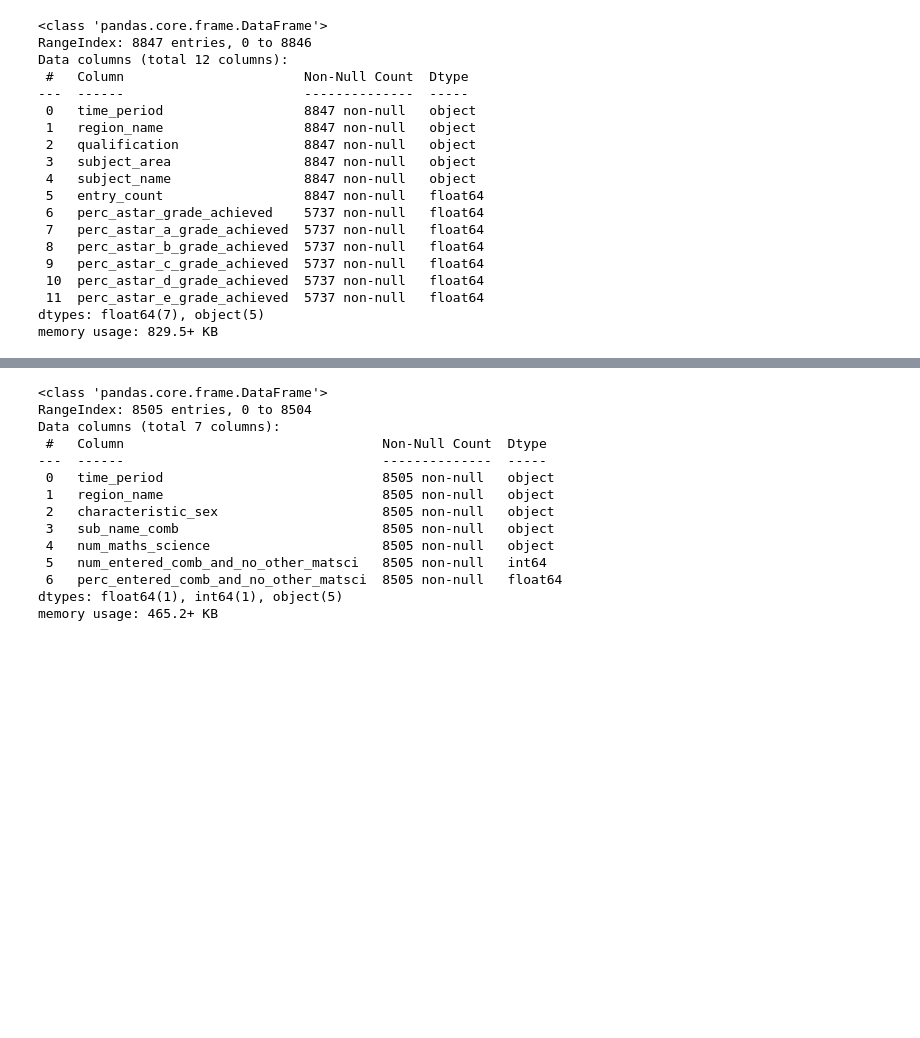
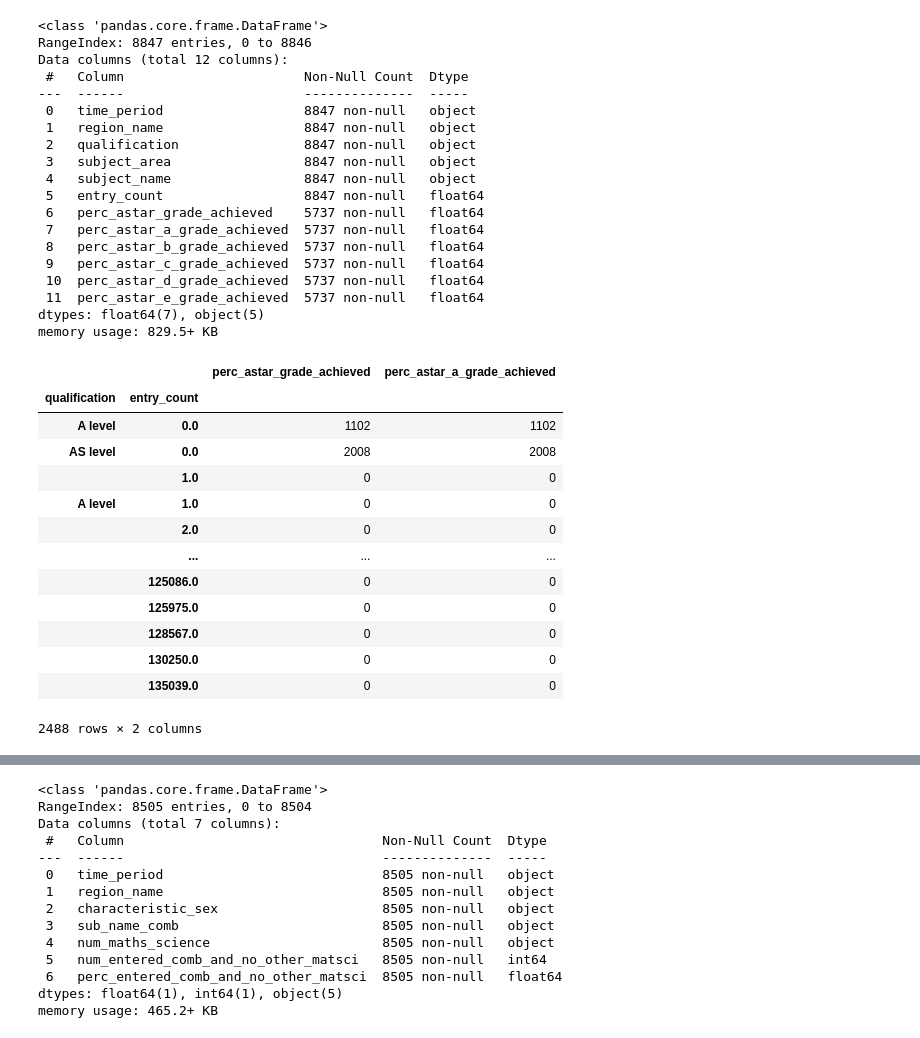
Before and after one commit to LSE-ME204/me204-2025-project-tkar9901, a Jupyter notebook: notebooks/NB01_Data_Collection.ipynb, the cells around one changed output, grey strips where cells are left out. Drawn from its saved outputs; the diff is of its cells as text; code cells hidden in the pictures; blank space fills up the shorter version.

```diff
--- a/notebooks/NB01_Data_Collection.ipynb
+++ b/notebooks/NB01_Data_Collection.ipynb
@@ -311,3 +414,23 @@ Data columns (total 12 columns):
  11  perc_astar_e_grade_achieved  5737 non-null   float64
 dtypes: float64(7), object(5)
 memory usage: 829.5+ KB
+# %%
+results_df.groupby(["qualification", "entry_count"])[
+    ["perc_astar_grade_achieved",
+     "perc_astar_a_grade_achieved"]].apply(lambda x: x.isnull().sum(),
+                                           include_groups=False).sort_values("entry_count")
+# %% [output]
+|  |  | perc_astar_grade_achieved | perc_astar_a_grade_achieved |
+| qualification | entry_count |  |  |
+| A level | 0.0 | 1102 | 1102 |
+| AS level | 0.0 | 2008 | 2008 |
+|  | 1.0 | 0 | 0 |
+| A level | 1.0 | 0 | 0 |
+|  | 2.0 | 0 | 0 |
+|  | ... | ... | ... |
+|  | 125086.0 | 0 | 0 |
+|  | 125975.0 | 0 | 0 |
+|  | 128567.0 | 0 | 0 |
+|  | 130250.0 | 0 | 0 |
+|  | 135039.0 | 0 | 0 |
+2488 rows × 2 columns
```
Also changed, not shown: parts of 25 cells of this notebook, 4 other files.
